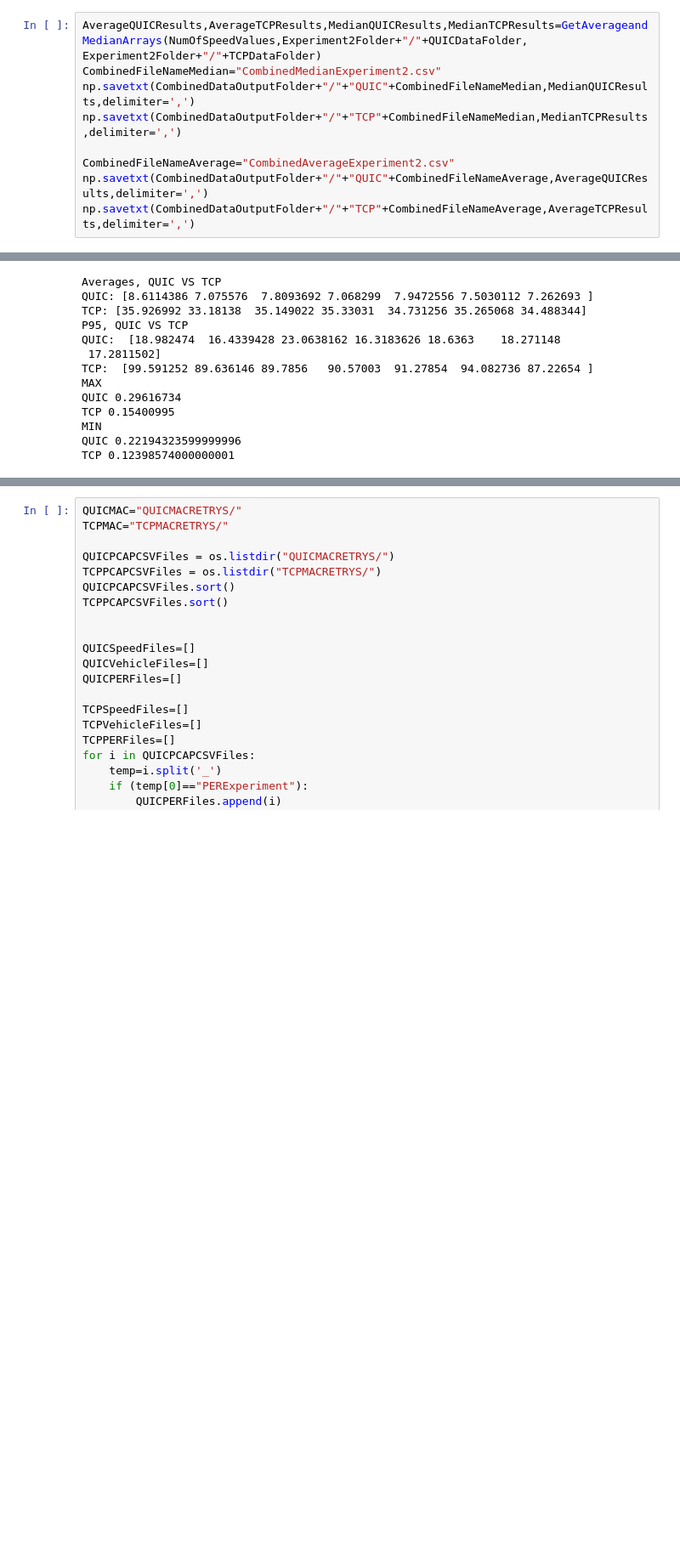
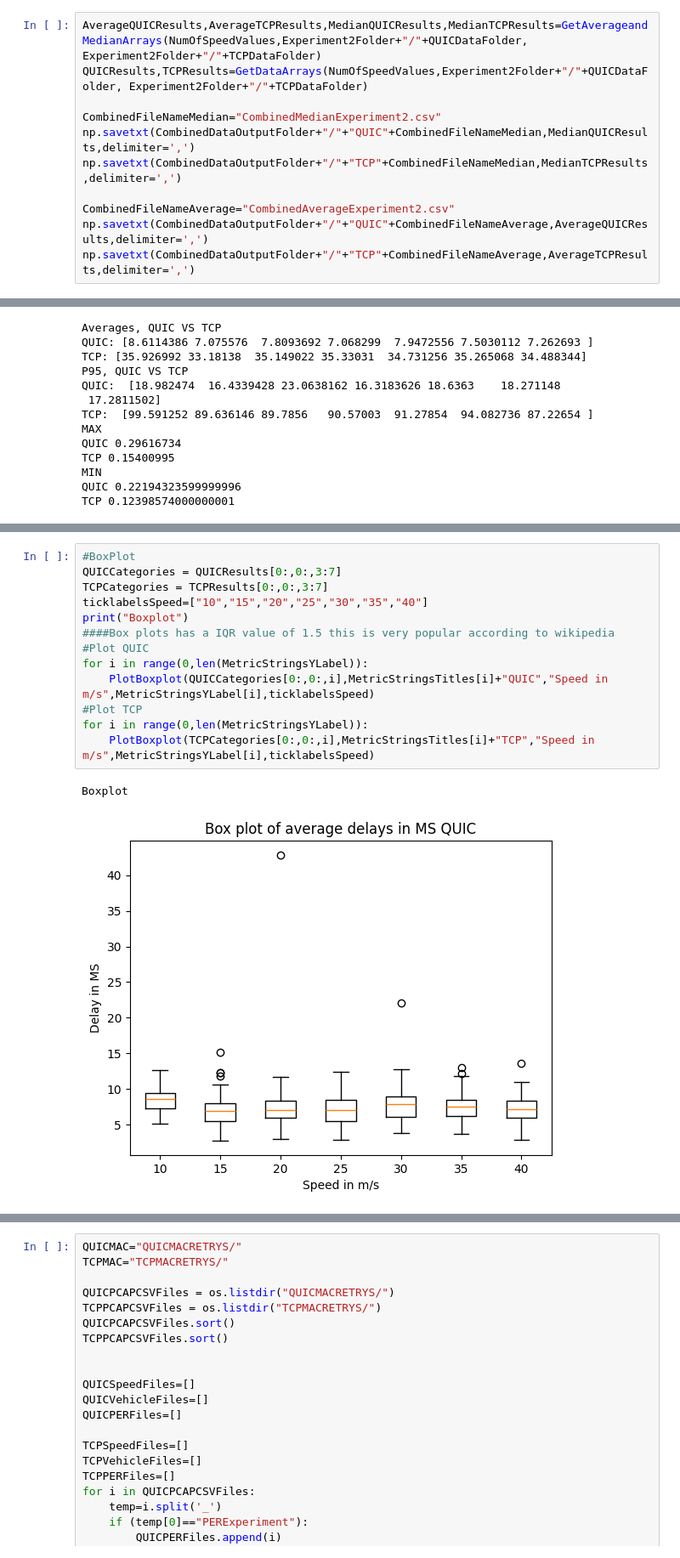
Before and after one commit to TimothyMarchant/EE6750_Goodputscript, a Jupyter notebook: PythonSrc/QUICVsTCPPlotterNotebook.ipynb, the cells around one changed output, grey strips where cells are left out. Shown at 85% size. Saved outputs shown, nothing was run; the diff lists cells and outputs as text; blank space fills up the shorter version.

```diff
--- a/PythonSrc/QUICVsTCPPlotterNotebook.ipynb
+++ b/PythonSrc/QUICVsTCPPlotterNotebook.ipynb
@@ -341,6 +442,8 @@ Median results
 Experiment 2 Speed test
 # %%
 AverageQUICResults,AverageTCPResults,MedianQUICResults,MedianTCPResults=GetAverageandMedianArrays(NumOfSpeedValues,Experiment2Folder+"/"+QUICDataFolder, Experiment2Folder+"/"+TCPDataFolder)
+QUICResults,TCPResults=GetDataArrays(NumOfSpeedValues,Experiment2Folder+"/"+QUICDataFolder, Experiment2Folder+"/"+TCPDataFolder)
+
 CombinedFileNameMedian="CombinedMedianExperiment2.csv"
 np.savetxt(CombinedDataOutputFolder+"/"+"QUIC"+CombinedFileNameMedian,MedianQUICResults,delimiter=',')
 np.savetxt(CombinedDataOutputFolder+"/"+"TCP"+CombinedFileNameMedian,MedianTCPResults,delimiter=',')
@@ -443,3 +554,19 @@ Median results
 [figure]
 [figure]
 [figure]
+# %%
+#BoxPlot
+QUICCategories = QUICResults[0:,0:,3:7]
+TCPCategories = TCPResults[0:,0:,3:7]
+ticklabelsSpeed=["10","15","20","25","30","35","40"]
+print("Boxplot")
+####Box plots has a IQR value of 1.5 this is very popular according to wikipedia
+#Plot QUIC
+for i in range(0,len(MetricStringsYLabel)):
+    PlotBoxplot(QUICCategories[0:,0:,i],MetricStringsTitles[i]+"QUIC","Speed in m/s",MetricStringsYLabel[i],ticklabelsSpeed)
+#Plot TCP
+for i in range(0,len(MetricStringsYLabel)):
+    PlotBoxplot(TCPCategories[0:,0:,i],MetricStringsTitles[i]+"TCP","Speed in m/s",MetricStringsYLabel[i],ticklabelsSpeed)
+# %% [output]
+Boxplot
+[figure, added]
```
Also changed, not shown: parts of 33 cells of this notebook, 1 other file.
